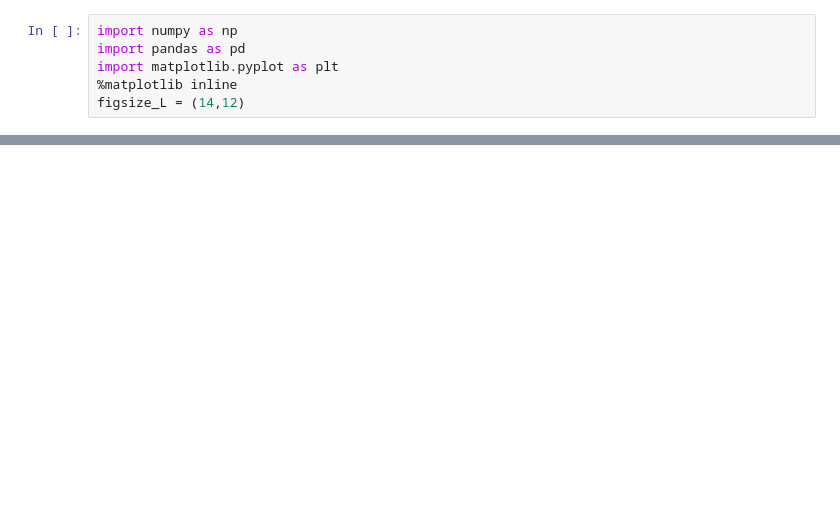
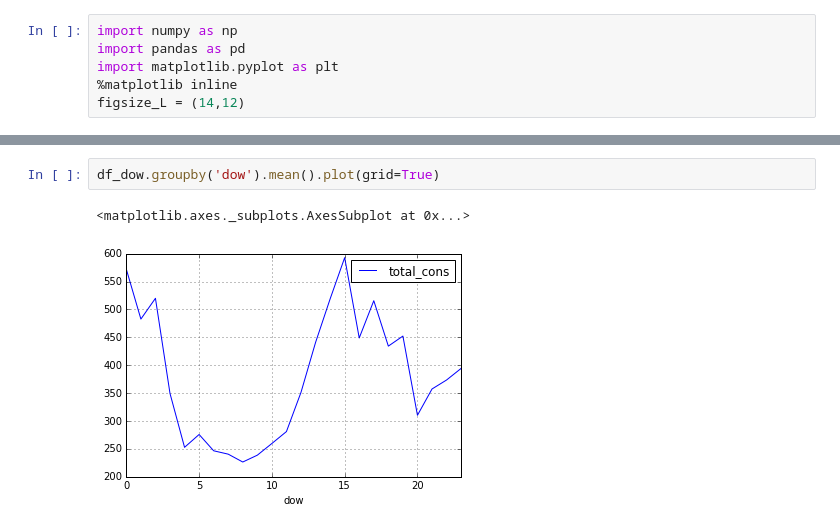
Before and after one commit to oscardesomer/energy_disaggregation, a Jupyter notebook: data_exploration.ipynb, the cells around one changed output, grey strips where cells are left out. Cells and saved outputs as stored; diff of their text form; blank space fills up the shorter version.

```diff
--- a/data_exploration.ipynb
+++ b/data_exploration.ipynb
@@ -51 +40,6 @@ df = df.resample('1min').mean()
+# %%
+df_dow.groupby('dow').mean().plot(grid=True)
+# %% [output]
+<matplotlib.axes._subplots.AxesSubplot at 0x...>
+[figure, added]
 # %%
```
Also changed, not shown: parts of 9 cells of this notebook.
